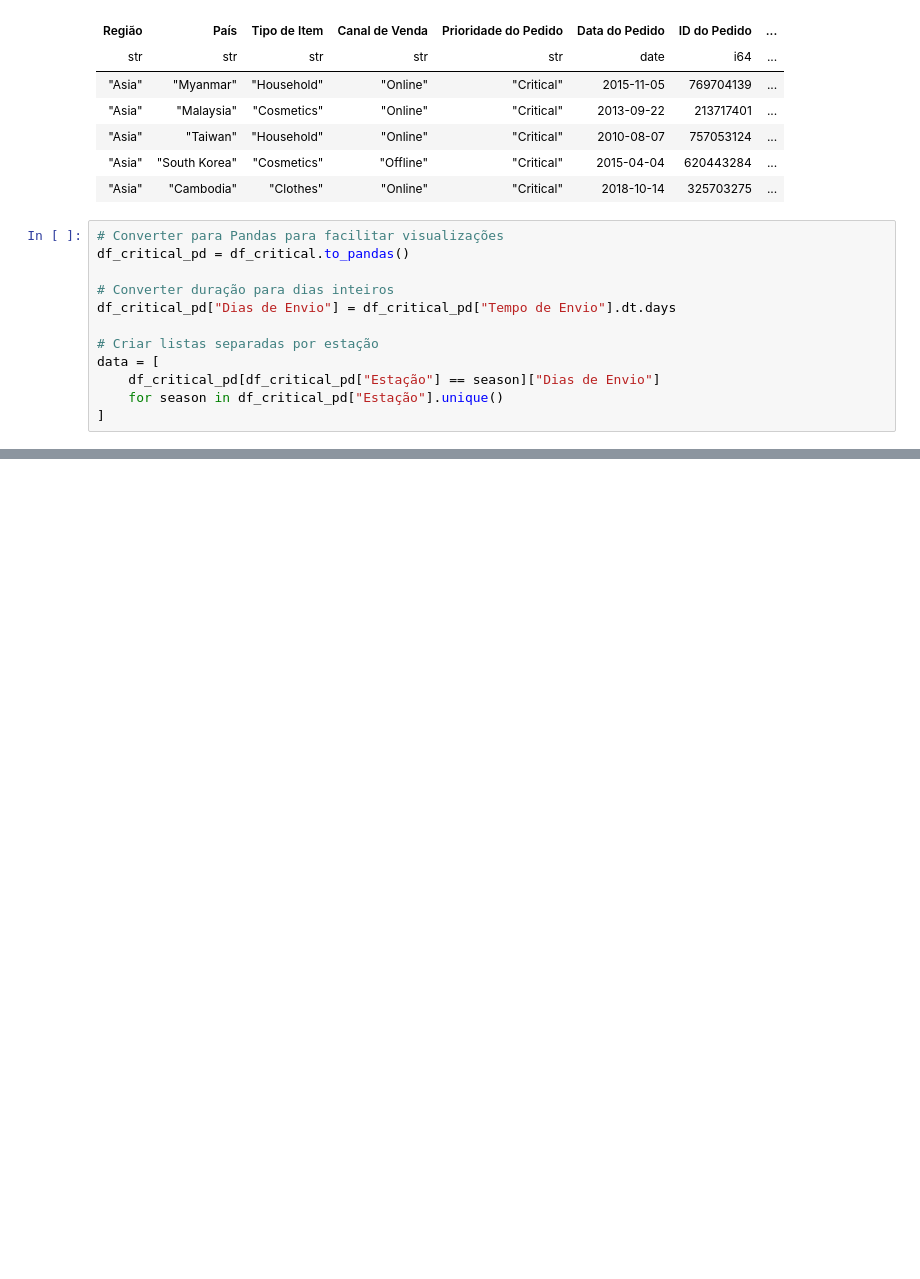
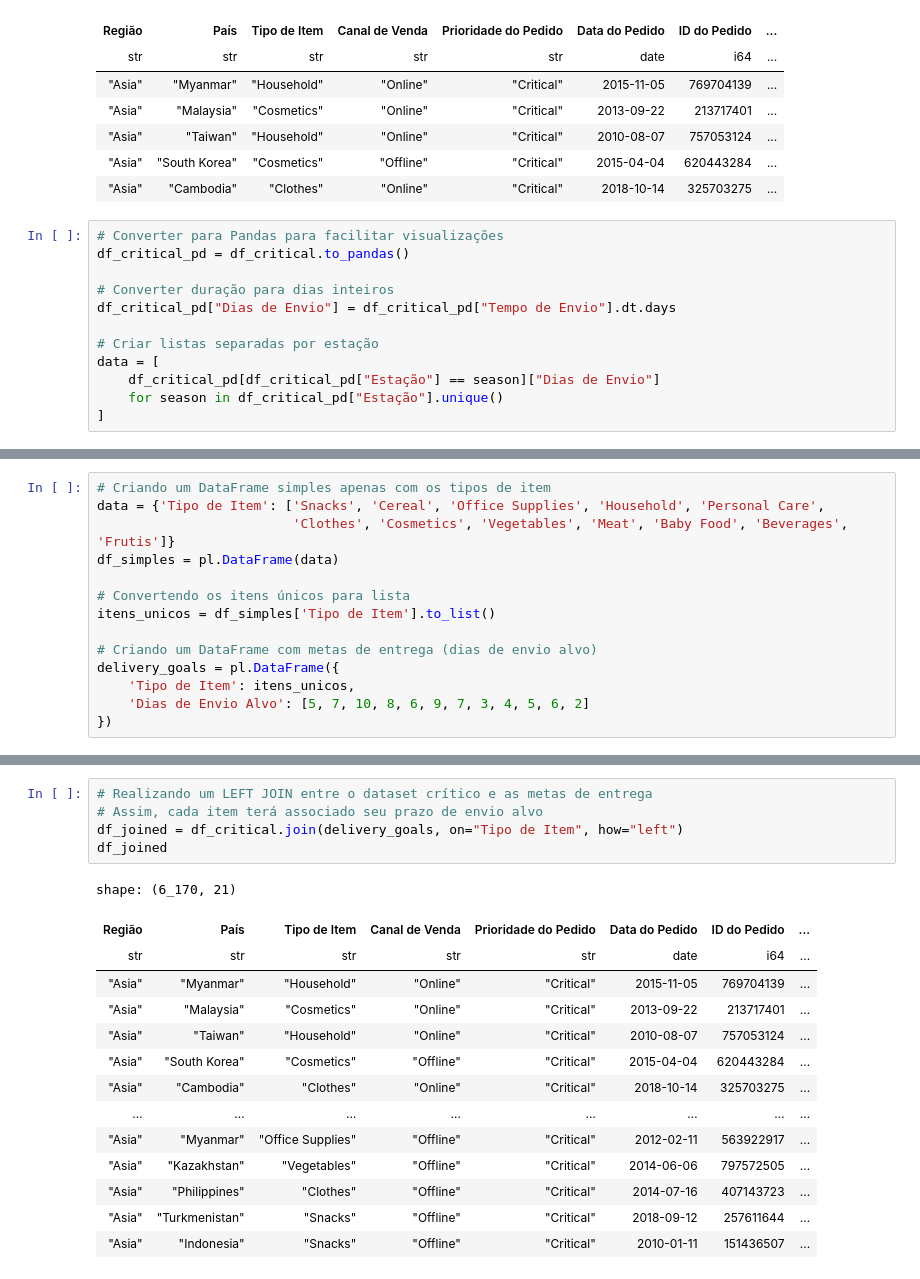
Before and after one commit to daniellcferreira/polars_data_analysis, a Jupyter notebook: polars_data.ipynb, the cells around one changed output, grey strips where cells are left out. Saved outputs shown, nothing was run; the diff lists cells and outputs as text; blank space fills up the shorter version.

Commit message:
feat: aplicar joins, produto cartesiano e concatenação com Polars

```diff
--- a/polars_data.ipynb
+++ b/polars_data.ipynb
@@ -362,0 +386,14 @@ plt.show()
+# %%
+# Criando um DataFrame simples apenas com os tipos de item
+data = {'Tipo de Item': ['Snacks', 'Cereal', 'Office Supplies', 'Household', 'Personal Care',
+                         'Clothes', 'Cosmetics', 'Vegetables', 'Meat', 'Baby Food', 'Beverages', 'Frutis']}
+df_simples = pl.DataFrame(data)
+
+# Convertendo os itens únicos para lista
+itens_unicos = df_simples['Tipo de Item'].to_list()
+
+# Criando um DataFrame com metas de entrega (dias de envio alvo)
+delivery_goals = pl.DataFrame({
+    'Tipo de Item': itens_unicos,
+    'Dias de Envio Alvo': [5, 7, 10, 8, 6, 9, 7, 3, 4, 5, 6, 2]
+})
@@ -362,0 +417,20 @@ plt.show()
+# %%
+# Realizando um LEFT JOIN entre o dataset crítico e as metas de entrega
+# Assim, cada item terá associado seu prazo de envio alvo
+df_joined = df_critical.join(delivery_goals, on="Tipo de Item", how="left")
+df_joined
+# %% [output]
+shape: (6_170, 21)
+| Região | País | Tipo de Item | Canal de Venda | Prioridade do Pedido | Data do Pedido | ID do Pedido | ... |
+| str | str | str | str | str | date | i64 | ... |
+| "Asia" | "Myanmar" | "Household" | "Online" | "Critical" | 2015-11-05 | 769704139 | ... |
+| "Asia" | "Malaysia" | "Cosmetics" | "Online" | "Critical" | 2013-09-22 | 213717401 | ... |
+| "Asia" | "Taiwan" | "Household" | "Online" | "Critical" | 2010-08-07 | 757053124 | ... |
+| "Asia" | "South Korea" | "Cosmetics" | "Offline" | "Critical" | 2015-04-04 | 620443284 | ... |
+| "Asia" | "Cambodia" | "Clothes" | "Online" | "Critical" | 2018-10-14 | 325703275 | ... |
+| … | … | … | … | … | … | … | ... |
+| "Asia" | "Myanmar" | "Office Supplies" | "Offline" | "Critical" | 2012-02-11 | 563922917 | ... |
+| "Asia" | "Kazakhstan" | "Vegetables" | "Offline" | "Critical" | 2014-06-06 | 797572505 | ... |
+| "Asia" | "Philippines" | "Clothes" | "Offline" | "Critical" | 2014-07-16 | 407143723 | ... |
+| "Asia" | "Turkmenistan" | "Snacks" | "Offline" | "Critical" | 2018-09-12 | 257611644 | ... |
+| "Asia" | "Indonesia" | "Snacks" | "Offline" | "Critical" | 2010-01-11 | 151436507 | ... |
```
Also changed, not shown: parts of 21 cells of this notebook.
